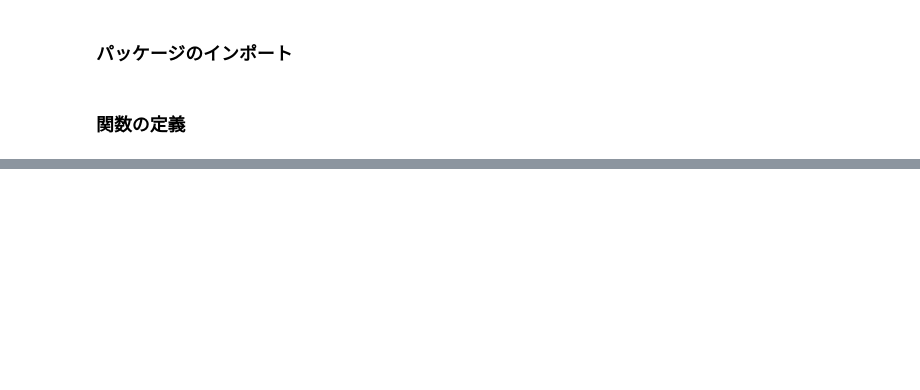
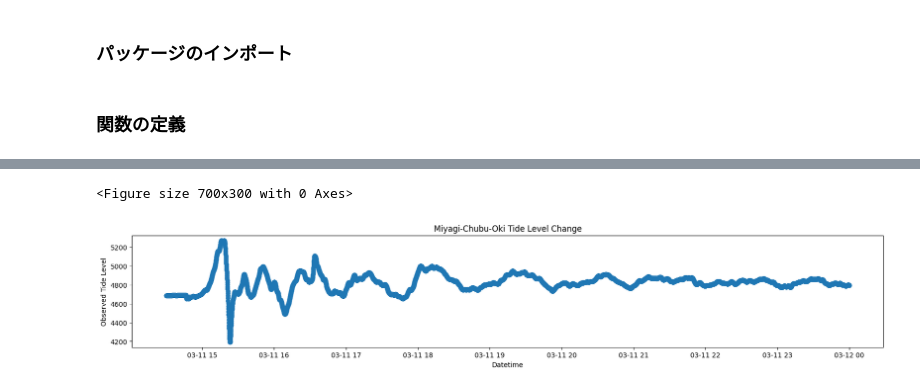
Before and after one commit to tottocoslowlifer/data_analysis, a Jupyter notebook: notebook/test.ipynb, the cells around one changed output, grey strips where cells are left out. Saved outputs shown, nothing was run; the diff lists cells and outputs as text; code cells hidden in the pictures; blank space fills up the shorter version.

```diff
--- a/notebook/test.ipynb
+++ b/notebook/test.ipynb
@@ -57,0 +86,36 @@ for filename in filenames:
+# %%
+# データの日時情報の一元化
+fig = plt.figure(figsize=(7,3))
+
+test_df = pd.read_csv(filename_path+"/csv/2011TET801G.csv",
+                      names=["date", "time", "observed", "astoro", "deviation"])
+
+test_df["date"] = test_df["date"].astype(str)
+test_df["time"] = test_df["time"].astype(str)
+
+for i in range(len(test_df)):
+    test_df.loc[i, "time"] = test_df.loc[i, "time"].zfill(6)
+    s = test_df.loc[i, "date"] + test_df.loc[i, "time"]
+    test_df.loc[i, "datetime"] = dt.strptime(s, "%Y%m%d%H%M%S")
+
+test_df = test_df.drop(["date", "time"], axis=1)
+# %% [output]
+<Figure size 700x300 with 0 Axes>
+# %%
+# 時期を絞る
+start = test_df[test_df["datetime"] == dt(2011,3,11,14,30,00)].index[0]
+end = test_df[test_df["datetime"] == dt(2011,3,12,00,00,00)].index[0]
+
+cut_test_df = test_df.iloc[start:end].reset_index()
+# %%
+# データの可視化
+fig = plt.figure(figsize=(20,3))
+
+plt.scatter(x=cut_test_df["datetime"], y=cut_test_df["observed"])
+plt.title("Miyagi-Chubu-Oki Tide Level Change")
+plt.xlabel("Datetime")
+plt.ylabel("Observed Tide Level")
+
+plt.show()
+# %% [output]
+[figure, added]
```
Also changed, not shown: parts of 5 cells of this notebook, 44 other files.
